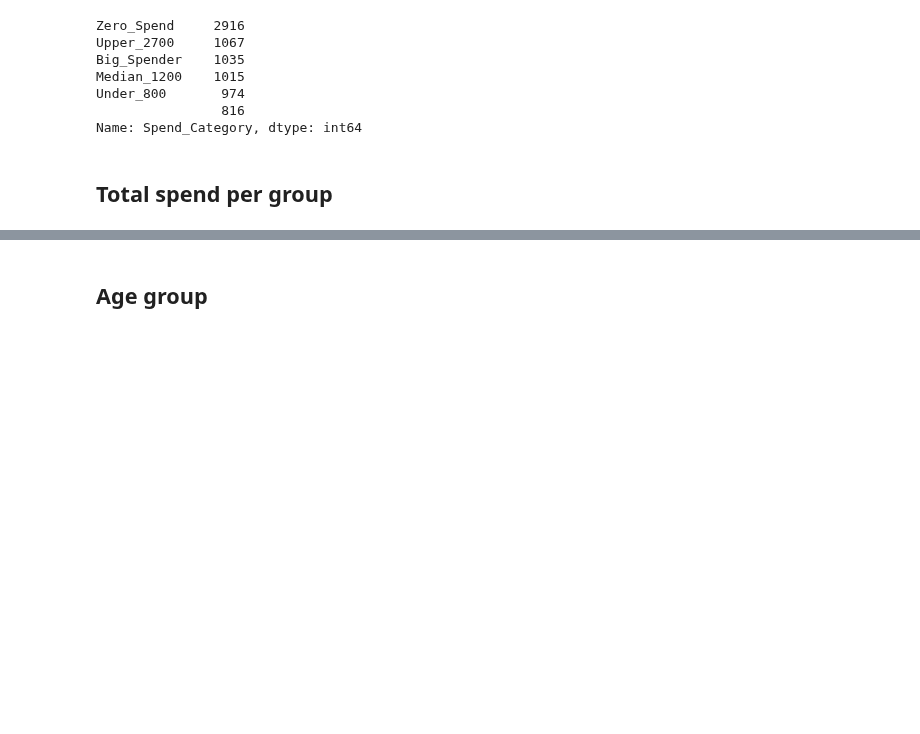
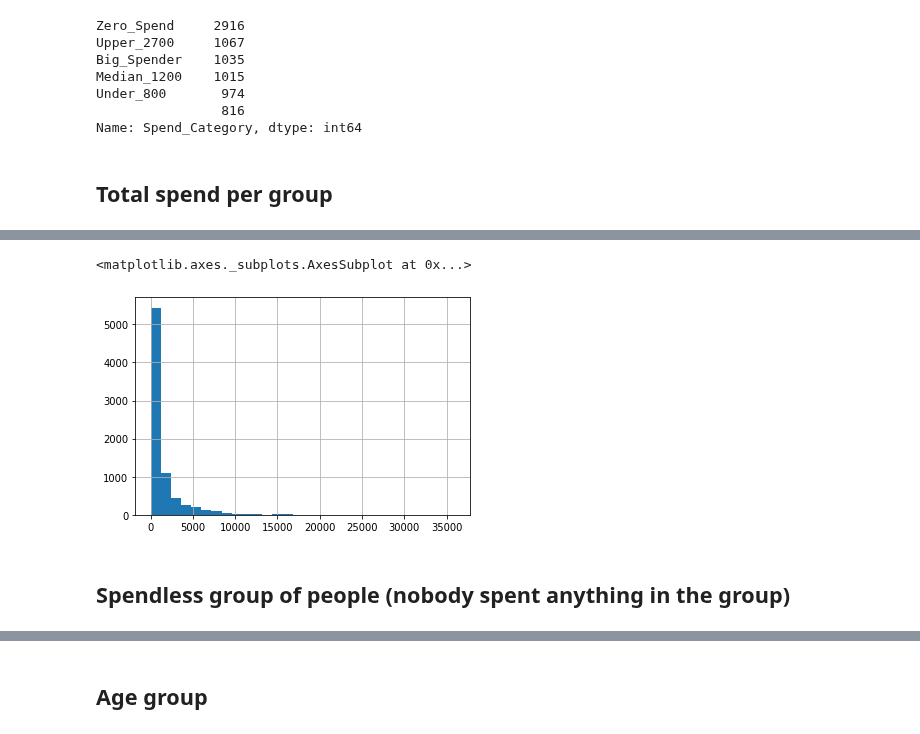
Before and after one commit to PashaIanko/Kaggle.Spaceship-Titanic, a Jupyter notebook: 1_data_exploration.ipynb, the cells around one changed output, grey strips where cells are left out. Cells and saved outputs as stored; diff of their text form; code cells hidden in the pictures; blank space fills up the shorter version.

Commit message:
Engineered 5 new features (total spend + categorized, total spend per group, IsFromSpendlessGroup, categorized age)

```diff
--- a/1_data_exploration.ipynb
+++ b/1_data_exploration.ipynb
@@ -991,3 +975,4 @@ total_spend_subset.groupby(by=['PassengerGroup']).tail(10)
 # %%
-len(df_exploration.PassengerGroup.unique())
+unique_groups = df_exploration['PassengerGroup'].unique()
+unique_groups
 # %% [output]
@@ -995,2 +980,18 @@ len(df_exploration.PassengerGroup.unique())
+# %%
+total_spends_per_group = {}
+for unique_group in unique_groups:
+    subset = df_exploration.loc[
+        df_exploration['PassengerGroup'] == unique_group,
+        ['Total_Spend']
+    ]
+    total_spend_per_group = subset.fillna(subset.median()).sum() / len(subset)
+    total_spends_per_group[unique_group] = total_spend_per_group.values
+# %%
+def get_total_spend_per_group(group_number):
+    return total_spends_per_group[group_number][0]
+
+
+df_exploration['TotalSpendPerGroup'] = \
+    df_exploration['PassengerGroup'].map(get_total_spend_per_group)
 # %%
-df_exploration['TotalSpendPerGroup'] =
+df_exploration['TotalSpendPerGroup']
@@ -1008,0 +1023,7 @@ Name: GroupSize, dtype: int64
+# %%
+df_exploration.TotalSpendPerGroup.hist(bins=30)
+# %% [output]
+<matplotlib.axes._subplots.AxesSubplot at 0x...>
+[figure, added]
+# %% [markdown]
+## Spendless group of people (nobody spent anything in the group)
```
Also changed, not shown: parts of 10 cells of this notebook.
